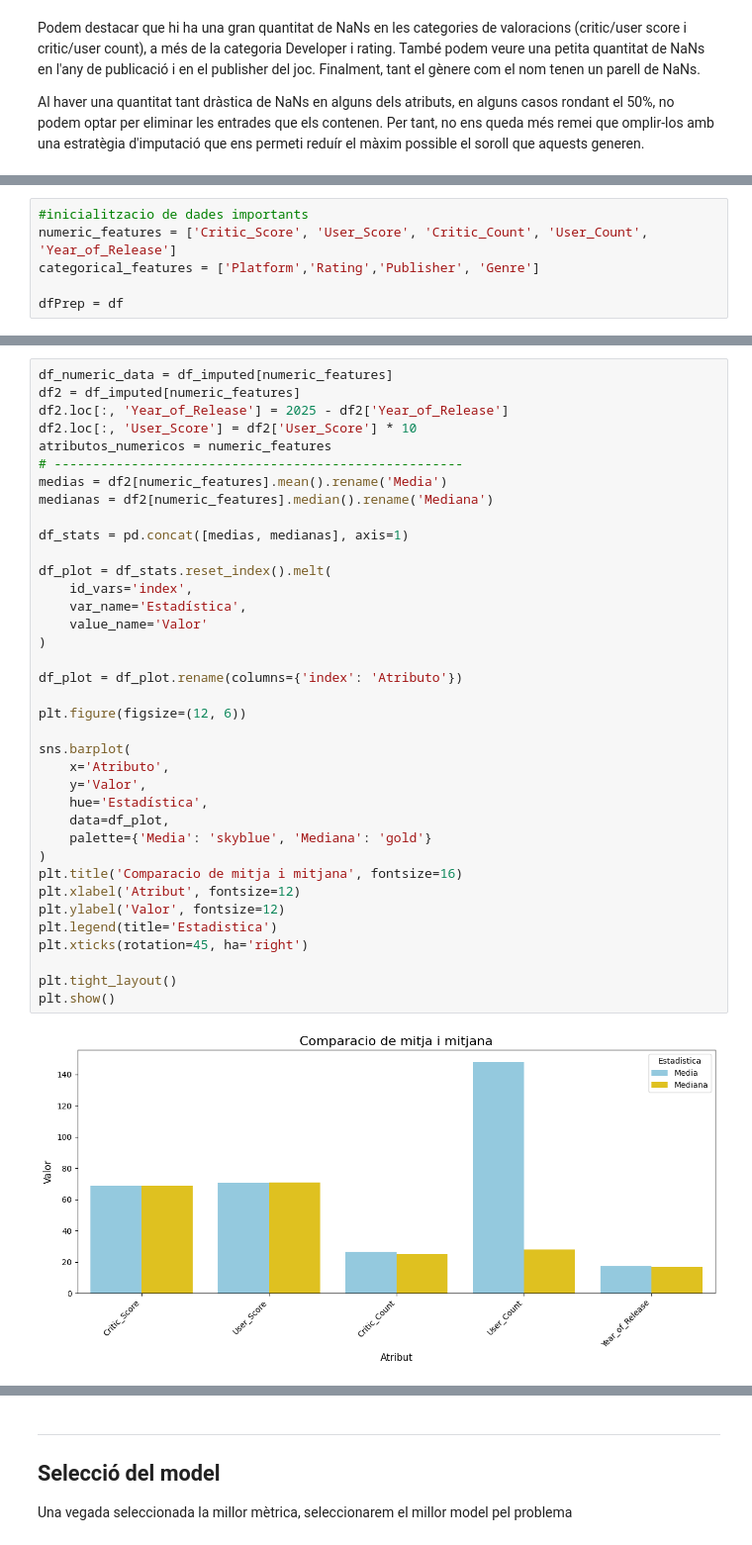
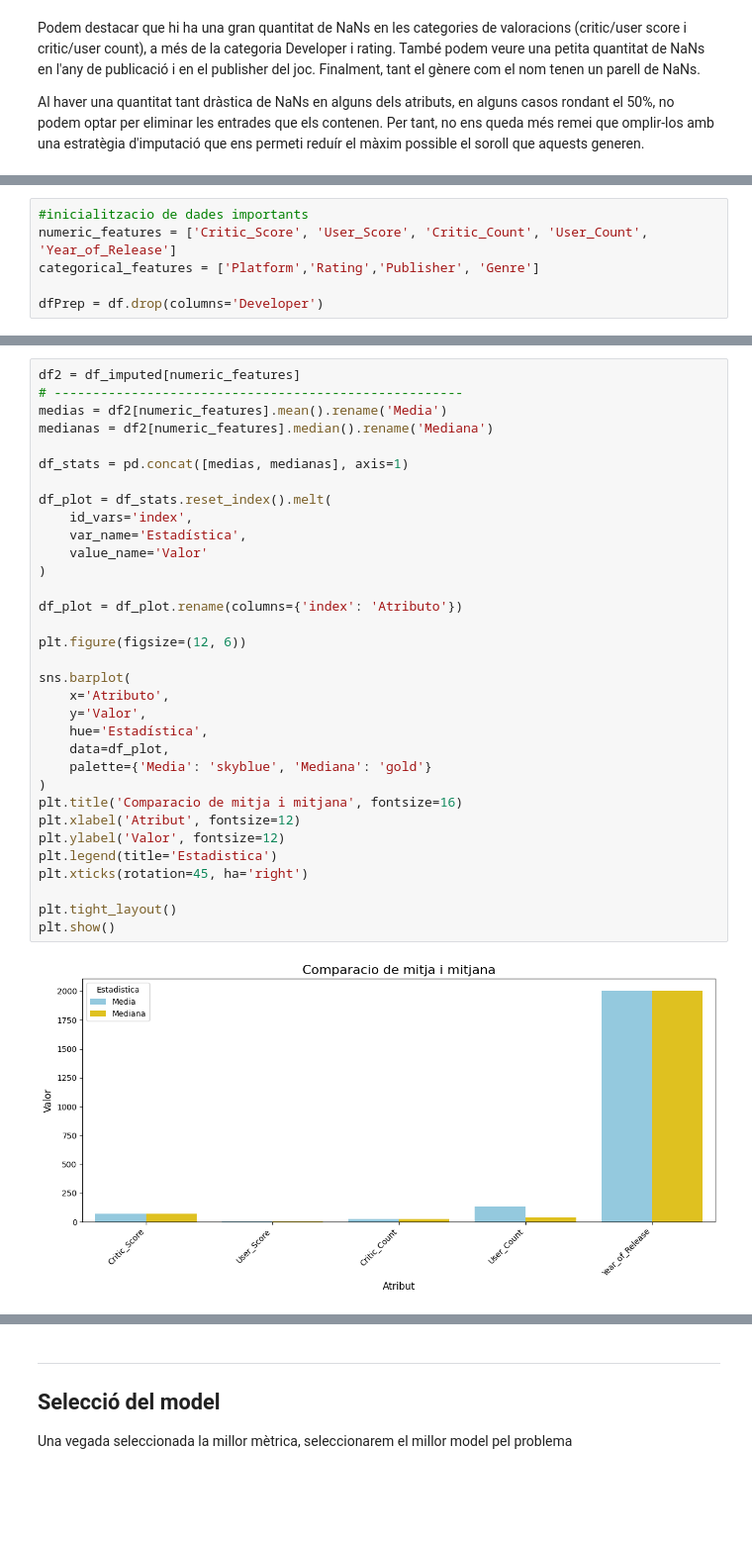
Before and after one commit to Emparans/video-games-sales-with-ratings, a Jupyter notebook: Kaggle.ipynb, the cells around one changed output, grey strips where cells are left out. Shown at 99% size. Drawn from its saved outputs; the diff is of its cells as text; blank space fills up the shorter version.

```diff
--- a/Kaggle.ipynb
+++ b/Kaggle.ipynb
@@ -160,7 +162,7 @@ També descartarem altres atributs ja des d'un inici, els atributs de Name i Dev
 numeric_features = ['Critic_Score', 'User_Score', 'Critic_Count', 'User_Count', 'Year_of_Release']
 categorical_features = ['Platform','Rating','Publisher', 'Genre']
 
-dfPrep = df
+dfPrep = df.drop(columns='Developer')
 # %% [markdown]
 ---
 ### Tractament de NaNs
@@ -211,39 +222,35 @@ mostrarGraficNaNs(df_imputed)
 # %%
-df_numeric_data = df_imputed[numeric_features]
 df2 = df_imputed[numeric_features]
-df2.loc[:, 'Year_of_Release'] = 2025 - df2['Year_of_Release']
-df2.loc[:, 'User_Score'] = df2['User_Score'] * 10
-atributos_numericos = numeric_features
 # -----------------------------------------------------
 medias = df2[numeric_features].mean().rename('Media')
 medianas = df2[numeric_features].median().rename('Mediana')
 
 df_stats = pd.concat([medias, medianas], axis=1)
 
 df_plot = df_stats.reset_index().melt(
     id_vars='index',
     var_name='Estadística',
     value_name='Valor'
 )
 
 df_plot = df_plot.rename(columns={'index': 'Atributo'})
 
 plt.figure(figsize=(12, 6))
 
 sns.barplot(
     x='Atributo',
     y='Valor',
     hue='Estadística',
     data=df_plot,
     palette={'Media': 'skyblue', 'Mediana': 'gold'}
 )
 plt.title('Comparacio de mitja i mitjana', fontsize=16)
 plt.xlabel('Atribut', fontsize=12)
 plt.ylabel('Valor', fontsize=12)
 plt.legend(title='Estadistica')
 plt.xticks(rotation=45, ha='right')
 
 plt.tight_layout()
 plt.show()
 # %% [output]
-[figure, old version]
+[figure, new version]
```
Also changed, not shown: parts of 29 cells of this notebook.
